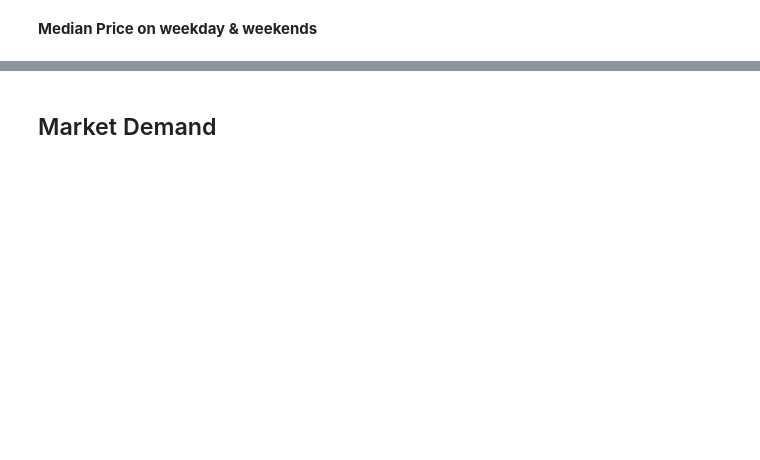
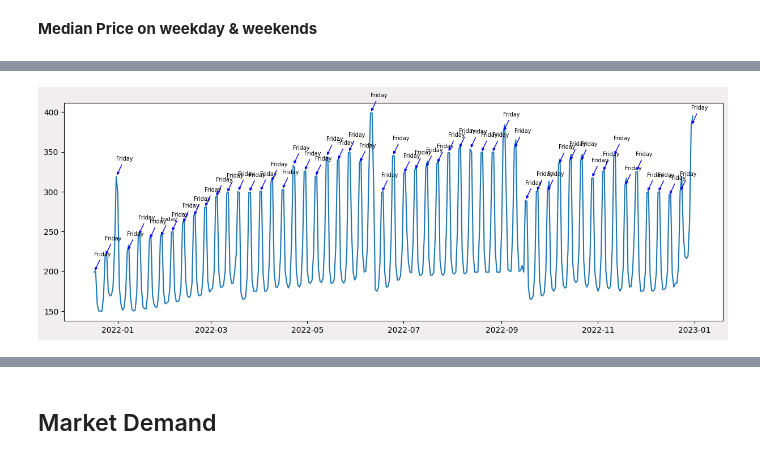
Before and after one commit to sakshi1989/DSBA_6211_Airbnb_Nashville, a Jupyter notebook: analyze.ipynb, the cells around one changed output, grey strips where cells are left out. Cells and saved outputs as stored; diff of their text form; code cells hidden in the pictures; blank space fills up the shorter version.

```diff
--- a/analyze.ipynb
+++ b/analyze.ipynb
@@ -198,4 +319,0 @@ df_calendar[(df_calendar['listing_id']==43069693) & (df_calendar['date']=='2023-
-# %%
-# Imputing the missing values of minimum_night & maximum_night of listing_id = 3710914 of date - 2022-09-15 with minimum_night & maximum_night of listing file
-df_calendar.iloc[1855344,5:7] = [2,180]
-df_calendar.iloc[1855344,:]
@@ -212,4 +319,0 @@ Name: 1855344, dtype: object
-# %%
-# Imputing missing values of listing_id = 43069693 with what the one previous date value has
-df_calendar.iloc[2633109 : 2633121 ,3:5]  = ['$59.00', '$59.00']
-df_calendar.iloc[2633109 : 2633121 ,3:5]
@@ -240,0 +327,5 @@ df_calendar.groupby('date')['price_dollars'].agg(np.median).plot.line('date', 'p
+# %%
+# plot the median price
+df_cal_median_price = df_calendar.groupby('date', as_index=False)['price_dollars'].agg(np.median)
+df_cal_median_price['day_name'] = df_cal_median_price.date.dt.day_name()
+df_cal_median_price.head()
@@ -240,0 +339,16 @@ df_calendar.groupby('date')['price_dollars'].agg(np.median).plot.line('date', 'p
+# %%
+fig, ax = plt.subplots(facecolor='#f0eeee')
+fig.set_size_inches(15, 5)
+ax.plot('date', 'price_dollars', data = df_cal_median_price)
+
+arrowprops=dict(arrowstyle='-|>', color='blue', linewidth=1)
+for index, row in df_cal_median_price.iterrows():
+    # print(row['day_name'])
+    if row['day_name'] == 'Friday':
+        ax.annotate('Friday',
+                    xy = (row['date'], row['price_dollars']),
+                    xytext=(row['date'], row['price_dollars'] +20), # text position (x, y)
+                    arrowprops=arrowprops,
+                    fontsize = 7)
+# %% [output]
+[figure, added]
```
Also changed, not shown: parts of 65 cells of this notebook, 8 other files.
